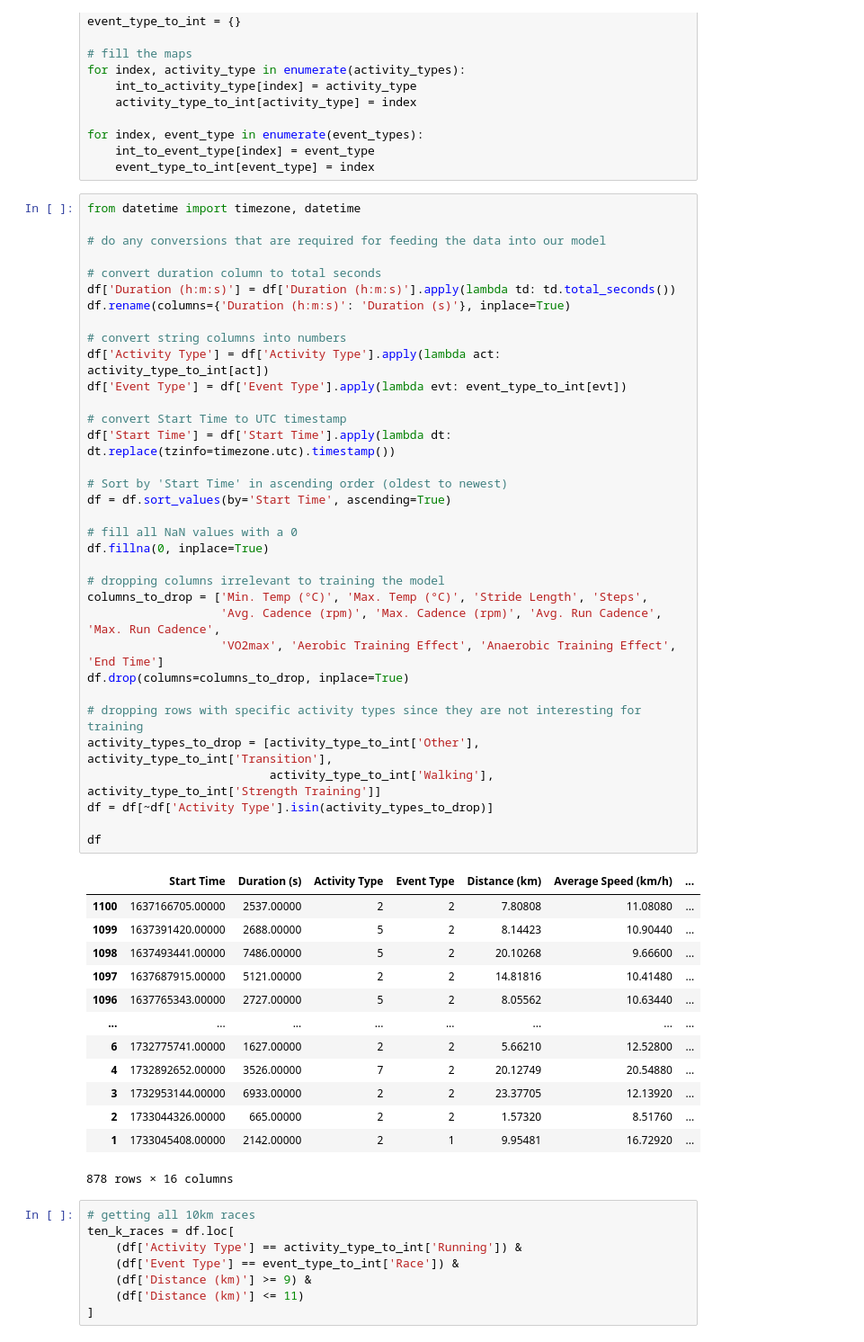
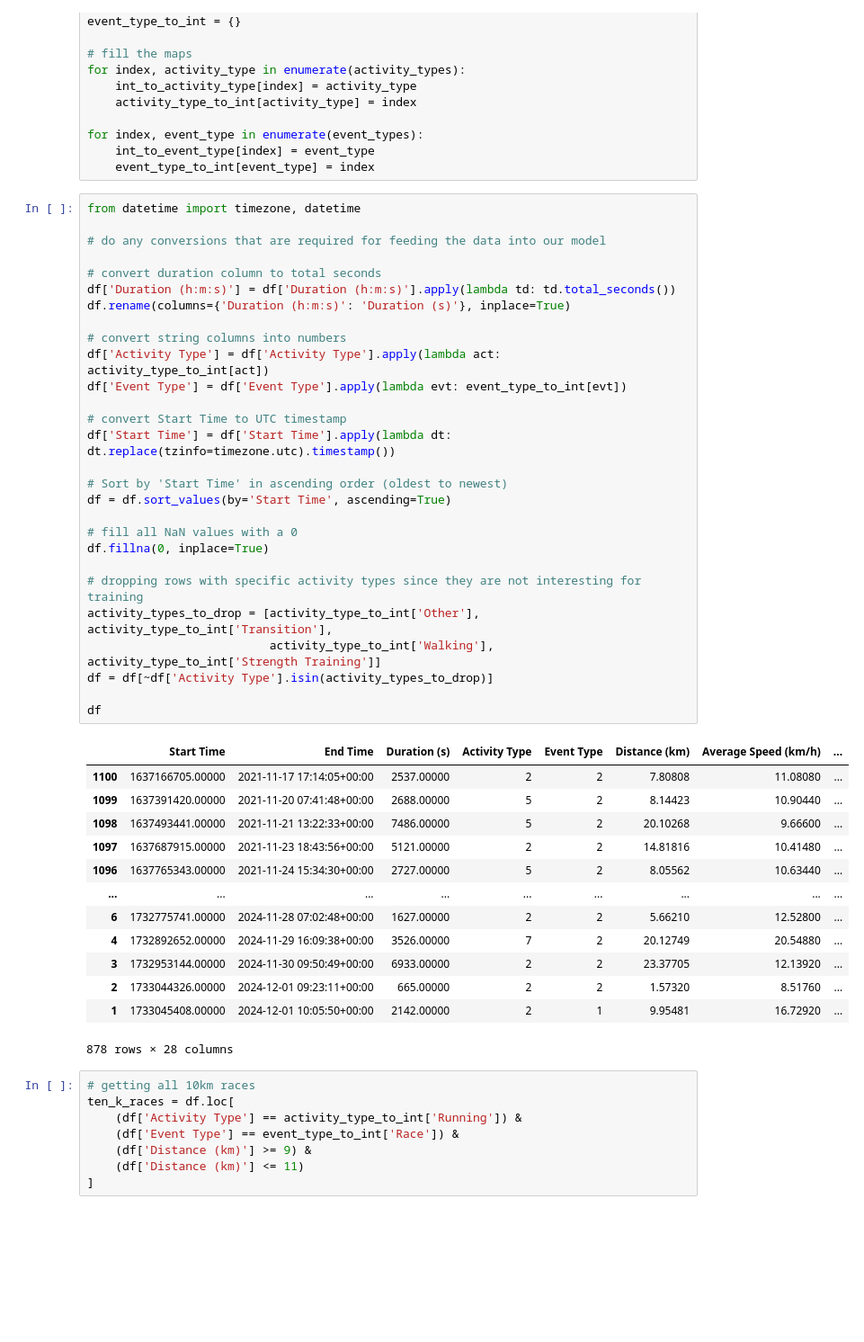
Before and after one commit to fkuper/running-time-predictor, a Jupyter notebook: running_time_predictor.ipynb, the cells around one changed output. Shown: that part at 90% size. Drawn from its saved outputs; the diff is of its cells as text; blank space fills up the shorter version.

```diff
--- a/running_time_predictor.ipynb
+++ b/running_time_predictor.ipynb
@@ -41,51 +56,45 @@ for index, event_type in enumerate(event_types):
 # %%
 from datetime import timezone, datetime
 
 # do any conversions that are required for feeding the data into our model
 
 # convert duration column to total seconds
 df['Duration (h:m:s)'] = df['Duration (h:m:s)'].apply(lambda td: td.total_seconds())
 df.rename(columns={'Duration (h:m:s)': 'Duration (s)'}, inplace=True)
 
 # convert string columns into numbers
 df['Activity Type'] = df['Activity Type'].apply(lambda act: activity_type_to_int[act])
 df['Event Type'] = df['Event Type'].apply(lambda evt: event_type_to_int[evt])
 
 # convert Start Time to UTC timestamp
 df['Start Time'] = df['Start Time'].apply(lambda dt: dt.replace(tzinfo=timezone.utc).timestamp())
 
 # Sort by 'Start Time' in ascending order (oldest to newest)
 df = df.sort_values(by='Start Time', ascending=True)
 
 # fill all NaN values with a 0
 df.fillna(0, inplace=True)
 
-# dropping columns irrelevant to training the model
-columns_to_drop = ['Min. Temp (°C)', 'Max. Temp (°C)', 'Stride Length', 'Steps',
-                   'Avg. Cadence (rpm)', 'Max. Cadence (rpm)', 'Avg. Run Cadence', 'Max. Run Cadence',
-                   'VO2max', 'Aerobic Training Effect', 'Anaerobic Training Effect', 'End Time']
-df.drop(columns=columns_to_drop, inplace=True)
-
 # dropping rows with specific activity types since they are not interesting for training
 activity_types_to_drop = [activity_type_to_int['Other'], activity_type_to_int['Transition'],
                           activity_type_to_int['Walking'], activity_type_to_int['Strength Training']]
 df = df[~df['Activity Type'].isin(activity_types_to_drop)]
 
 df
 # %% [output]
-|  | Start Time | Duration (s) | Activity Type | Event Type | Distance (km) | Average Speed (km/h) | ... |
-| 1100 | 1637166705.00000 | 2537.00000 | 2 | 2 | 7.80808 | 11.08080 | ... |
-| 1099 | 1637391420.00000 | 2688.00000 | 5 | 2 | 8.14423 | 10.90440 | ... |
-| 1098 | 1637493441.00000 | 7486.00000 | 5 | 2 | 20.10268 | 9.66600 | ... |
-| 1097 | 1637687915.00000 | 5121.00000 | 2 | 2 | 14.81816 | 10.41480 | ... |
-| 1096 | 1637765343.00000 | 2727.00000 | 5 | 2 | 8.05562 | 10.63440 | ... |
-| ... | ... | ... | ... | ... | ... | ... | ... |
-| 6 | 1732775741.00000 | 1627.00000 | 2 | 2 | 5.66210 | 12.52800 | ... |
-| 4 | 1732892652.00000 | 3526.00000 | 7 | 2 | 20.12749 | 20.54880 | ... |
-| 3 | 1732953144.00000 | 6933.00000 | 2 | 2 | 23.37705 | 12.13920 | ... |
-| 2 | 1733044326.00000 | 665.00000 | 2 | 2 | 1.57320 | 8.51760 | ... |
-| 1 | 1733045408.00000 | 2142.00000 | 2 | 1 | 9.95481 | 16.72920 | ... |
+|  | Start Time | End Time | Duration (s) | Activity Type | Event Type | Distance (km) | Average Speed (km/h) | ... |
+| 1100 | 1637166705.00000 | 2021-11-17 17:14:05+00:00 | 2537.00000 | 2 | 2 | 7.80808 | 11.08080 | ... |
+| 1099 | 1637391420.00000 | 2021-11-20 07:41:48+00:00 | 2688.00000 | 5 | 2 | 8.14423 | 10.90440 | ... |
+| 1098 | 1637493441.00000 | 2021-11-21 13:22:33+00:00 | 7486.00000 | 5 | 2 | 20.10268 | 9.66600 | ... |
+| 1097 | 1637687915.00000 | 2021-11-23 18:43:56+00:00 | 5121.00000 | 2 | 2 | 14.81816 | 10.41480 | ... |
+| 1096 | 1637765343.00000 | 2021-11-24 15:34:30+00:00 | 2727.00000 | 5 | 2 | 8.05562 | 10.63440 | ... |
+| ... | ... | ... | ... | ... | ... | ... | ... | ... |
+| 6 | 1732775741.00000 | 2024-11-28 07:02:48+00:00 | 1627.00000 | 2 | 2 | 5.66210 | 12.52800 | ... |
+| 4 | 1732892652.00000 | 2024-11-29 16:09:38+00:00 | 3526.00000 | 7 | 2 | 20.12749 | 20.54880 | ... |
+| 3 | 1732953144.00000 | 2024-11-30 09:50:49+00:00 | 6933.00000 | 2 | 2 | 23.37705 | 12.13920 | ... |
+| 2 | 1733044326.00000 | 2024-12-01 09:23:11+00:00 | 665.00000 | 2 | 2 | 1.57320 | 8.51760 | ... |
+| 1 | 1733045408.00000 | 2024-12-01 10:05:50+00:00 | 2142.00000 | 2 | 1 | 9.95481 | 16.72920 | ... |
-878 rows × 16 columns
+878 rows × 28 columns
 # %%
 # getting all 10km races
 ten_k_races = df.loc[
```
Also changed, not shown: parts of 7 cells of this notebook.
